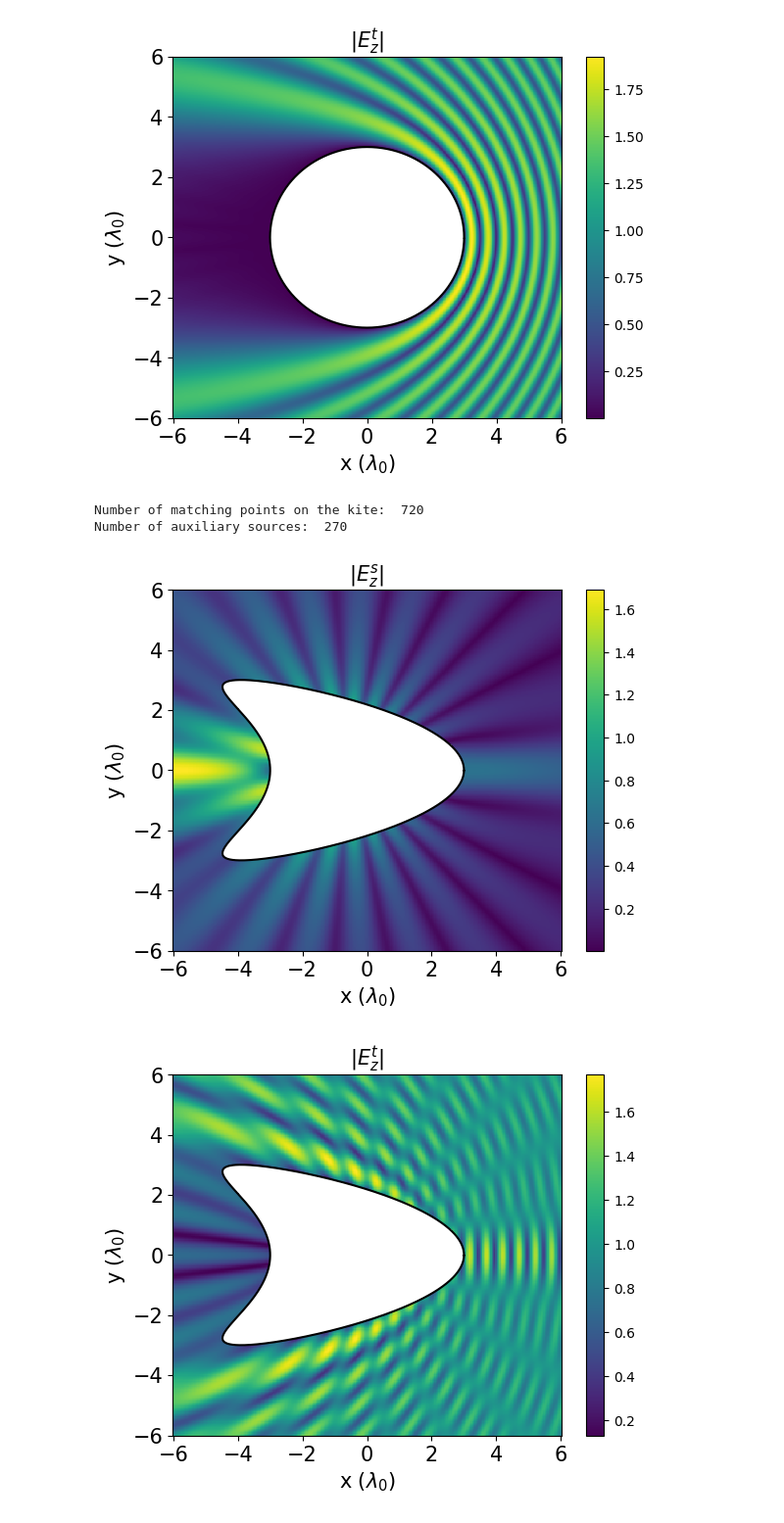
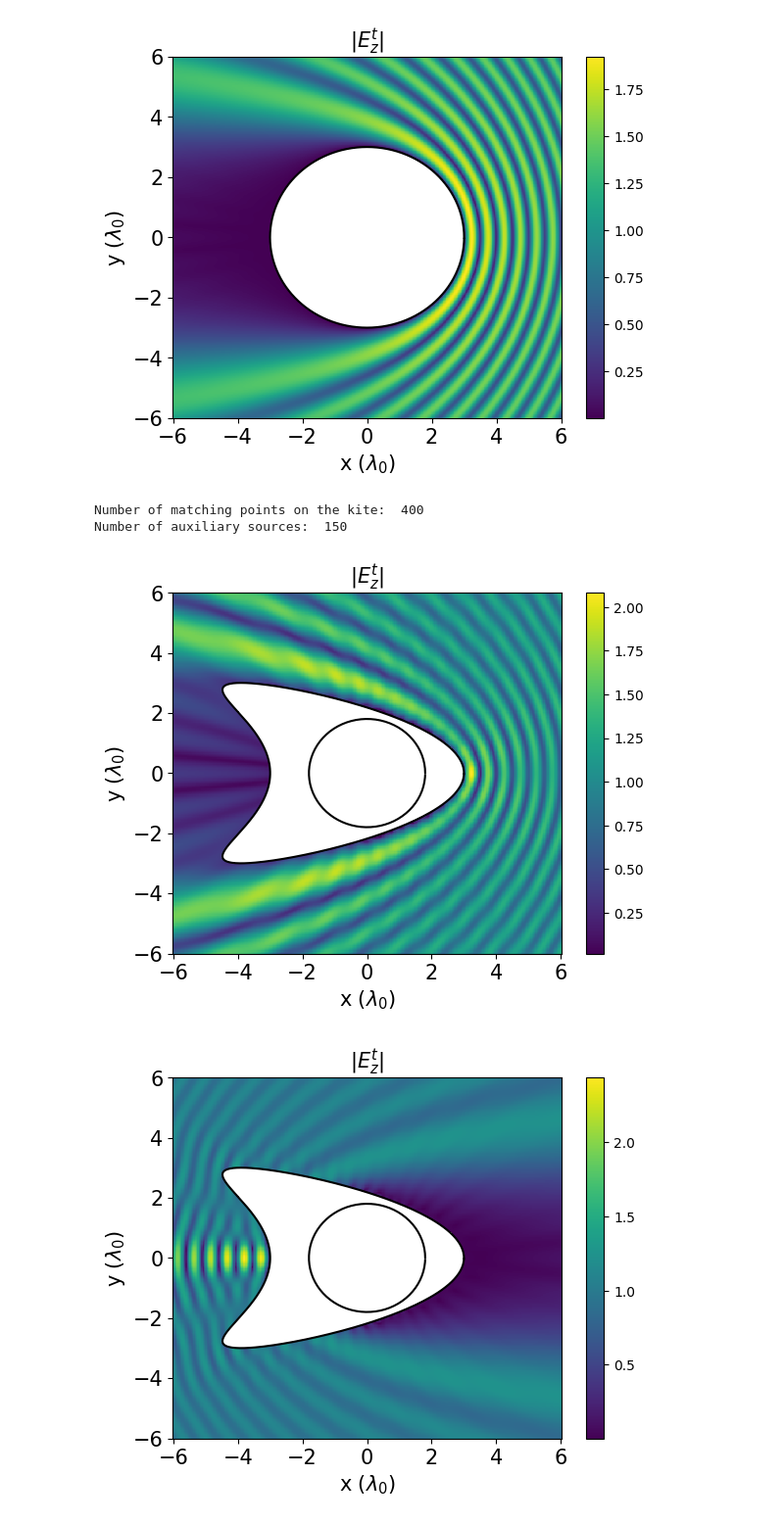
Before and after one commit to MariusGhica/Advanced-EM, a Jupyter notebook: forwardScattering_aux.ipynb, the cells around one changed output. Shown at 98% size. Cells and saved outputs as stored; diff of their text form; code cells hidden in the pictures.

```diff
--- a/forwardScattering_aux.ipynb
+++ b/forwardScattering_aux.ipynb
@@ -283,11 +283,11 @@ plt.show()
 [figure]
 # %%
 a_kite = 3
-a_aux = a_kite*0.4
-P = 40*int(2*np.pi*a_kite)
-N = 15*int(2*np.pi*a_kite)
+a_aux = a_kite*0.6
+P = 400
+N = 150
 data_kite = kite_data(a_kite, P)
-data_aux = circle_data(a_aux, N, cx=-0.5, cy=0.0)
+data_aux = circle_data(a_aux, N, cx=0.0, cy=0.0)
 print("Number of matching points on the kite: ", P)
 print("Number of auxiliary sources: ", N)
 
@@ -321,34 +321,35 @@ for i in range(J):
     e_total_kite_list.append(e_total_kite)
     e_scat_aux_kite_list.append(e_scat_aux_kite)
 # %% [output]
-Number of matching points on the kite:  720
-Number of auxiliary sources:  270
+Number of matching points on the kite:  400
+Number of auxiliary sources:  150
 # %%
 x_grid, y_grid = np.meshgrid(np.linspace(x_min, x_max, grid_size),
                             np.linspace(y_min, y_max, grid_size))
 
 for i in range(J):
-    plt.figure()
-    plt.pcolormesh(x_grid, y_grid, np.abs(e_scat_aux_kite_list[i]), shading='auto')
-    plt.title(r'|$E^{s}_{z}$|', fontsize=15)
-    plt.colorbar()
-    plt.plot(data_kite[:, 0], data_kite[:, 1], color='black')  # Plot contour of the scatterer
-    plt.xlabel(r'x $(\lambda_{0})$', fontsize=15)
-    plt.ylabel(r'y $(\lambda_{0})$', fontsize=15)
-    plt.xticks(fontsize=15)
-    plt.yticks(fontsize=15)
-    plt.show()
+    # plt.figure()
+    # plt.pcolormesh(x_grid, y_grid, np.abs(e_scat_aux_kite_list[i]), shading='auto')
+    # plt.title(r'|$E^{s}_{z}$|', fontsize=15)
+    # plt.colorbar()
+    # plt.plot(data_kite[:, 0], data_kite[:, 1], color='black')  # Plot contour of the scatterer
+    # plt.xlabel(r'x $(\lambda_{0})$', fontsize=15)
+    # plt.ylabel(r'y $(\lambda_{0})$', fontsize=15)
+    # plt.xticks(fontsize=15)
+    # plt.yticks(fontsize=15)
+    # plt.show()
 
     plt.figure()
     plt.pcolormesh(x_grid, y_grid, np.abs(e_total_kite_list[i]), shading='auto')
     plt.title(r'|$E^{t}_{z}$|', fontsize=15)
     plt.colorbar()
     plt.plot(data_kite[:, 0], data_kite[:, 1], color='black')  # Plot contour of the scatterer
+    plt.plot(data_aux[:, 0], data_aux[:, 1], color='black')  # Plot contour of the scatterer
     plt.xlabel(r'x $(\lambda_{0})$', fontsize=15)
     plt.ylabel(r'y $(\lambda_{0})$', fontsize=15)
     plt.xticks(fontsize=15)
     plt.yticks(fontsize=15)
     plt.show()
 # %% [output]
-[figure, old version]
+[figure, new version]
-[figure, old version]
+[figure, new version]
```
Also changed, not shown: parts of 3 cells of this notebook, 52 other files.
